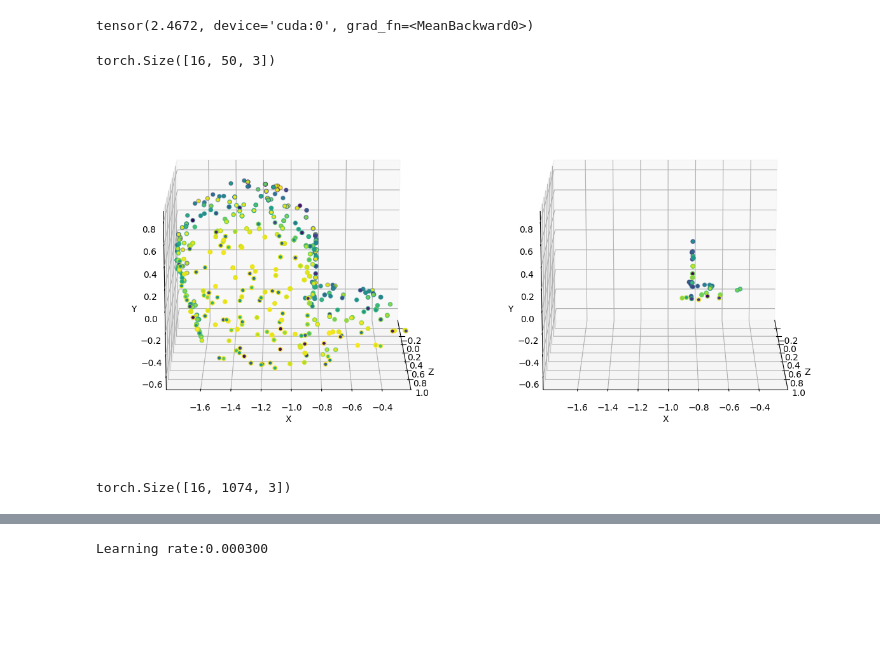
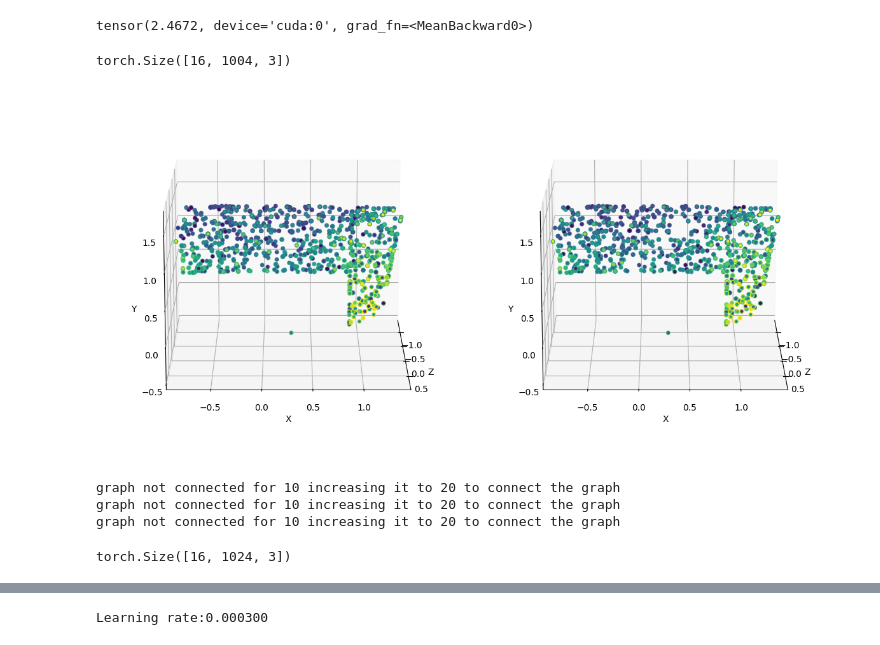
Before and after one commit to kristiyansakalyan/coarse-to-fine-shapes, a Jupyter notebook: train_PVCNN_Upsample-Noise-Global-Chair-Attention-Upsampler-Patch-Based.ipynb, the cells around one changed output, grey strips where cells are left out. Cells and saved outputs as stored; diff of their text form; code cells hidden in the pictures; blank space fills up the shorter version.

Commit message:
Surface reconstruction data

```diff
--- a/train_PVCNN_Upsample-Noise-Global-Chair-Attention-Upsampler-Patch-Based.ipynb
+++ b/train_PVCNN_Upsample-Noise-Global-Chair-Attention-Upsampler-Patch-Based.ipynb
@@ -27,9 +27,9 @@ from visuals.visuals_util import rotate_point_cloud_x, rotate_point_cloud_z, rot
 # %% [markdown]
 # Prepare Datasets and DataLoaders
 # %%
-NPOINTS = 2048 * 4
+NPOINTS = 2048 * 3
 CATEGORY = "chair"
-BATCH_SIZE = 8 * 2 # 4
+BATCH_SIZE = 8 * 3 # 4
 PATCH_SIZE = 512
 # %%
 tr_dataset = ShapeNet15kPointClouds(root_dir="./ShapeNetCore.v2.PC15k",
@@ -195,17 +197,39 @@ for batch in train_dataloader:
         patched_input = get_nearest_neighbors_batch_pytorch3d(input, (PATCH_SIZE * 2))
         input_downsampled = subsample(patched_input, npoints=PATCH_SIZE)
         break
-# %%
-result = get_nearest_neighbors_batch_pytorch3d(patched_input, 50)
-result.shape
-# %% [output]
-torch.Size([16, 50, 3])
+# %%
+def remove_random_knn_points(patched_input, points_to_remove):
+    B, N, C = patched_input.shape
+    assert points_to_remove <= N
+
+    result, idx = get_nearest_neighbors_batch_pytorch3d_indicies(patched_input, points_to_remove)
+
+    mask = torch.ones((patched_input.shape[0], patched_input.shape[1]), dtype=torch.bool)
+    for i in range(idx.shape[0]):
+        mask[i, idx[i]] = False  # Set to False for indices to remove
+
+    filtered_data = patched_input[mask.unsqueeze(-1).repeat(1, 1, patched_input.shape[-1])].view(B, N - points_to_remove, C)
+
+    return filtered_data
+# %%
+augmented_patch = remove_random_knn_points(patched_input, 20)
+augmented_patch.shape
+# %% [output]
+torch.Size([16, 1004, 3])
 # %%
-INDEX = 11
-fig = visualize_pointcloud_eval(input_downsampled[INDEX, ...], result[INDEX, ...])
+INDEX = 1
+fig = visualize_pointcloud_eval(patched_input[INDEX, ...], augmented_patch[INDEX, ...])
 # %% [output]
-[figure, old version]
+[figure, new version]
+# %%
+from models_adl4cv.patching import random_spectral_patch_batch
+
+patches = random_spectral_patch_batch(input, PATCH_SIZE, k=10)
+# %% [output]
+graph not connected for 10 increasing it to 20 to connect the graph
+graph not connected for 10 increasing it to 20 to connect the graph
+graph not connected for 10 increasing it to 20 to connect the graph
 # %%
 patched_input.shape
 # %% [output]
-torch.Size([16, 1074, 3])
+torch.Size([16, 1024, 3])
```
Also changed, not shown: parts of 10 cells of this notebook, 2 other files.
